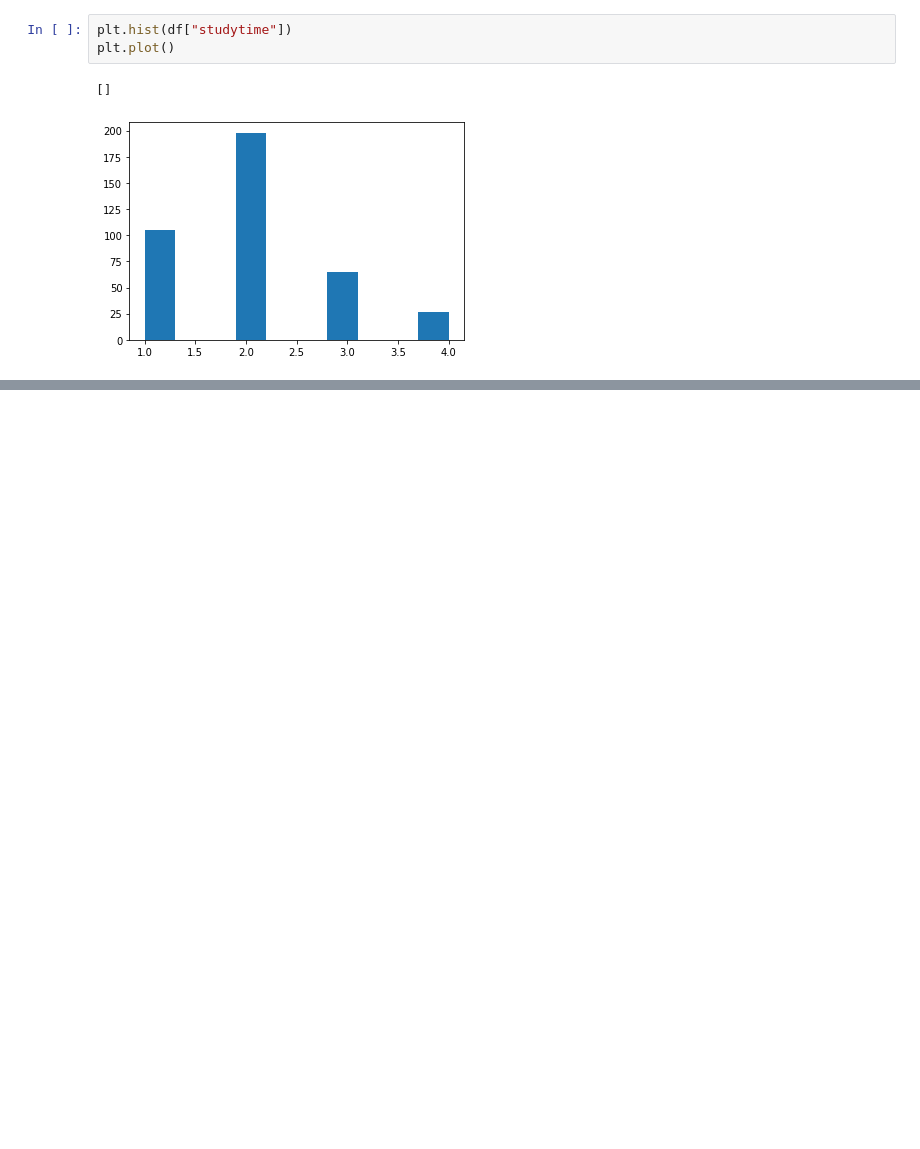
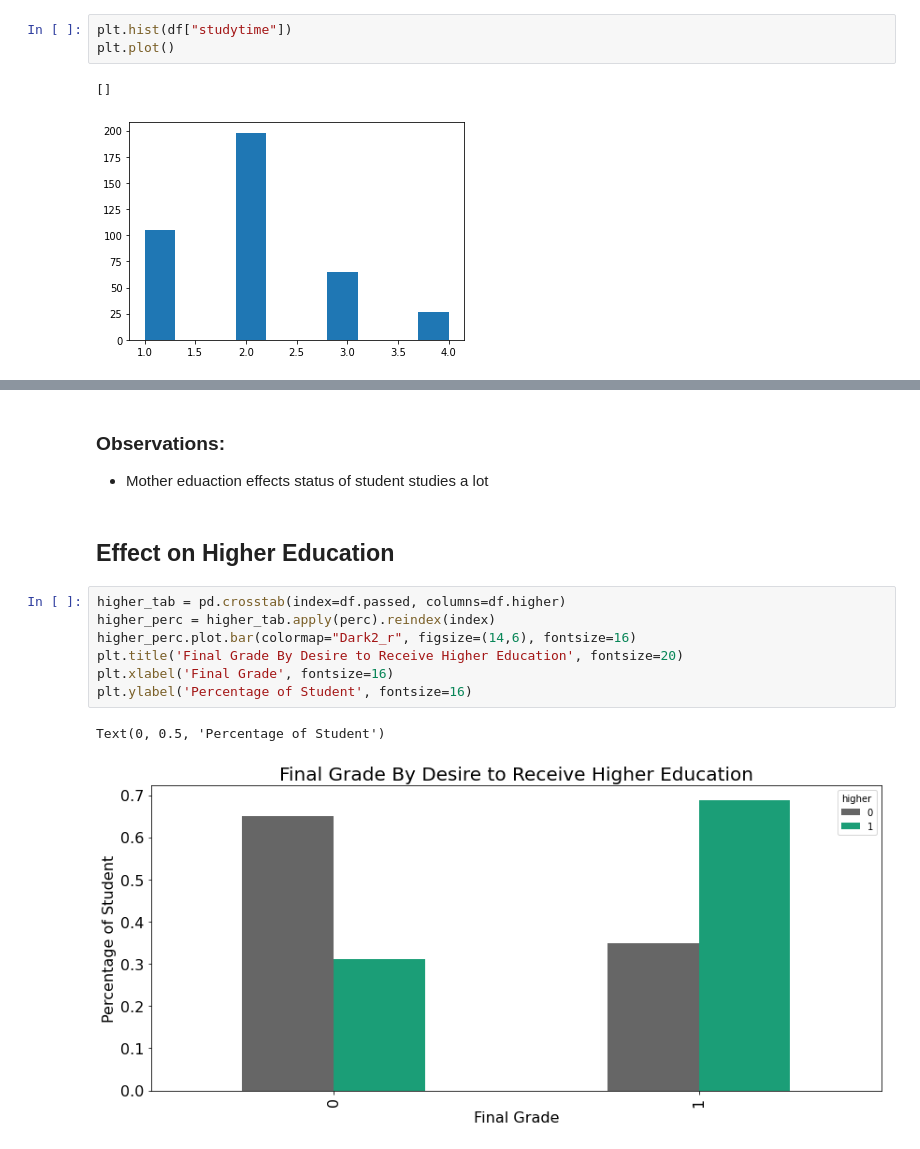
Before and after one commit to Anky209e/Eda_project, a Jupyter notebook: education_analysis.ipynb, the cells around one changed output, grey strips where cells are left out. Cells and saved outputs as stored; diff of their text form; blank space fills up the shorter version.

```diff
--- a/education_analysis.ipynb
+++ b/education_analysis.ipynb
@@ -166,0 +242,15 @@ Q3 : 75th percentile.
+# %% [markdown]
+### Observations:
+- Mother eduaction effects status of student studies a lot
+# %% [markdown]
+## Effect on Higher Education
+# %%
+higher_tab = pd.crosstab(index=df.passed, columns=df.higher)
+higher_perc = higher_tab.apply(perc).reindex(index)
+higher_perc.plot.bar(colormap="Dark2_r", figsize=(14,6), fontsize=16)
+plt.title('Final Grade By Desire to Receive Higher Education', fontsize=20)
+plt.xlabel('Final Grade', fontsize=16)
+plt.ylabel('Percentage of Student', fontsize=16)
+# %% [output]
+Text(0, 0.5, 'Percentage of Student')
+[figure, added]
```
Also changed, not shown: parts of 17 cells of this notebook.
